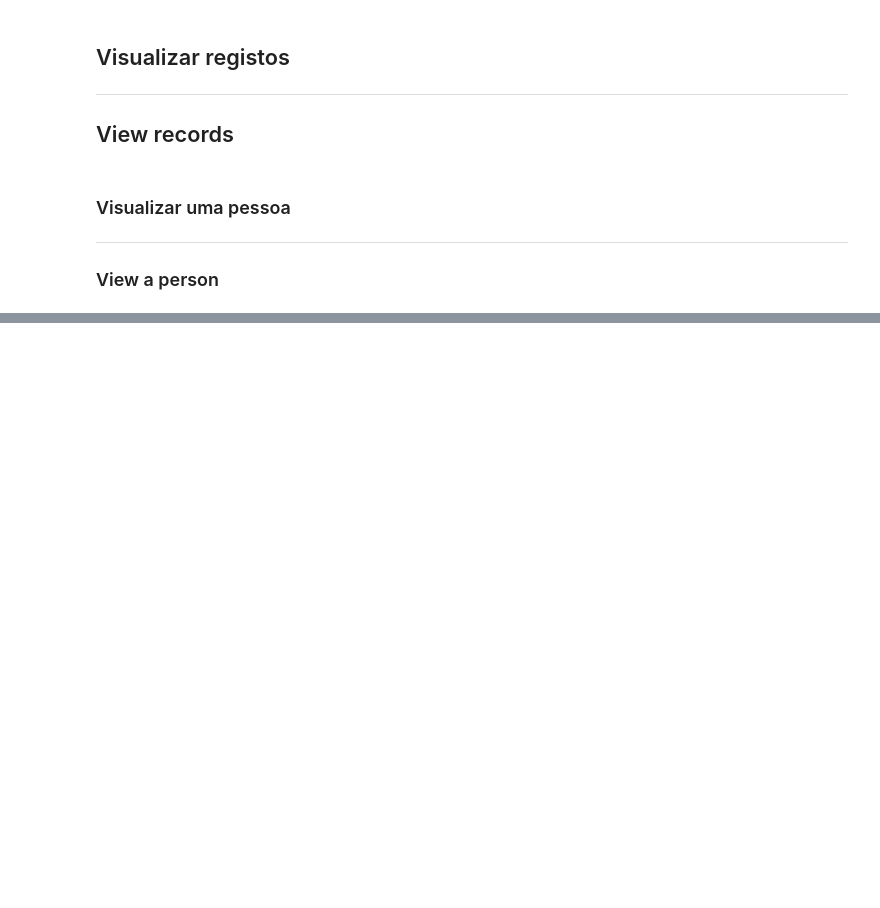
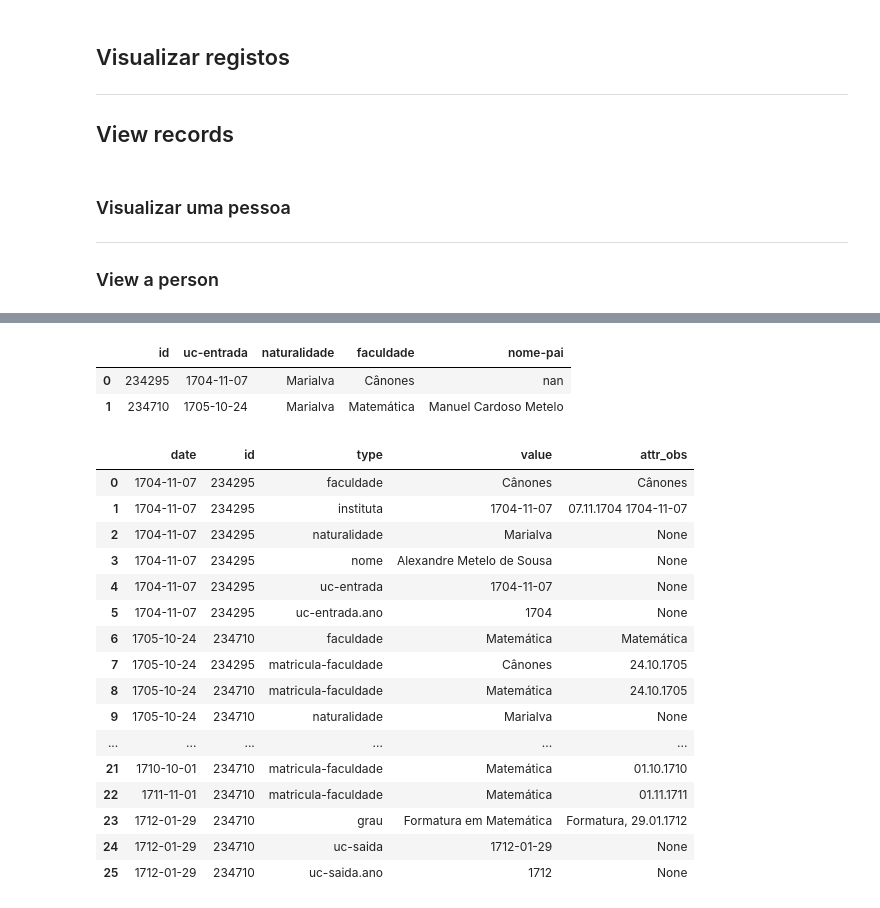
Before and after one commit to joaquimrcarvalho/fauc1537-1919, a Jupyter notebook: notebooks/999-notebook_template.ipynb, the cells around one changed output, grey strips where cells are left out. Drawn from its saved outputs; the diff is of its cells as text; code cells hidden in the pictures; blank space fills up the shorter version.

```diff
--- a/notebooks/999-notebook_template.ipynb
+++ b/notebooks/999-notebook_template.ipynb
@@ -196,0 +349,36 @@ result_df = df.drop_duplicates(subset=['Column1', 'Column2'], keep='first')
+# %%
+from timelinknb.pandas import display_group_attributes
+pd.set_option('display.max_rows',250)
+
+no_show=['código-de-referência','data-do-registo','url','faculdade.ano','naturalidade.ano',
+         'matricula-faculdade.ano','nome-apelido','nome-primeiro','nome-geografico.ano',
+         'grau.ano','matricula-outra.ano','nome-geografico','instituta.ano']
+
+dup_ids = ['234295','234710',]  # Alexandre Metelo de
+
+display_group_attributes(dup_ids,
+                             header_cols=['uc-entrada','naturalidade','faculdade','nome-pai'],
+                             exclude_attributes=no_show,
+                             sort_attributes=['date','type','value'],
+                             cmap_name='Pastel1')
+# %% [output]
+|  | id | uc-entrada | naturalidade | faculdade | nome-pai |
+| 0 | 234295 | 1704-11-07 | Marialva | Cânones | nan |
+| 1 | 234710 | 1705-10-24 | Marialva | Matemática | Manuel Cardoso Metelo |
+|  | date | id | type | value | attr_obs |
+| 0 | 1704-11-07 | 234295 | faculdade | Cânones | Cânones |
+| 1 | 1704-11-07 | 234295 | instituta | 1704-11-07 | 07.11.1704 1704-11-07 |
+| 2 | 1704-11-07 | 234295 | naturalidade | Marialva | None |
+| 3 | 1704-11-07 | 234295 | nome | Alexandre Metelo de Sousa | None |
+| 4 | 1704-11-07 | 234295 | uc-entrada | 1704-11-07 | None |
+| 5 | 1704-11-07 | 234295 | uc-entrada.ano | 1704 | None |
+| 6 | 1705-10-24 | 234710 | faculdade | Matemática | Matemática |
+| 7 | 1705-10-24 | 234295 | matricula-faculdade | Cânones | 24.10.1705 |
+| 8 | 1705-10-24 | 234710 | matricula-faculdade | Matemática | 24.10.1705 |
+| 9 | 1705-10-24 | 234710 | naturalidade | Marialva | None |
+| ... | ... | ... | ... | ... | ... |
+| 21 | 1710-10-01 | 234710 | matricula-faculdade | Matemática | 01.10.1710 |
+| 22 | 1711-11-01 | 234710 | matricula-faculdade | Matemática | 01.11.1711 |
+| 23 | 1712-01-29 | 234710 | grau | Formatura em Matemática | Formatura, 29.01.1712 |
+| 24 | 1712-01-29 | 234710 | uc-saida | 1712-01-29 | None |
+| 25 | 1712-01-29 | 234710 | uc-saida.ano | 1712 | None |
```
Also changed, not shown: parts of 28 cells of this notebook, 6 other files.
